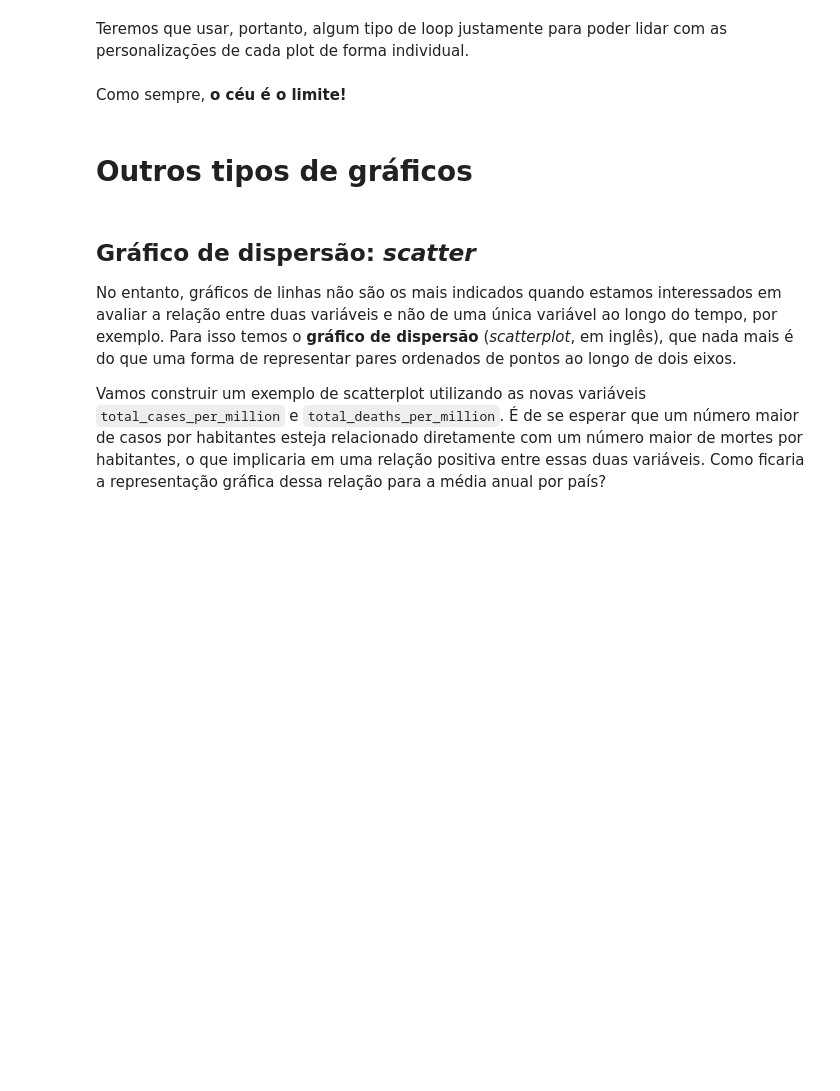
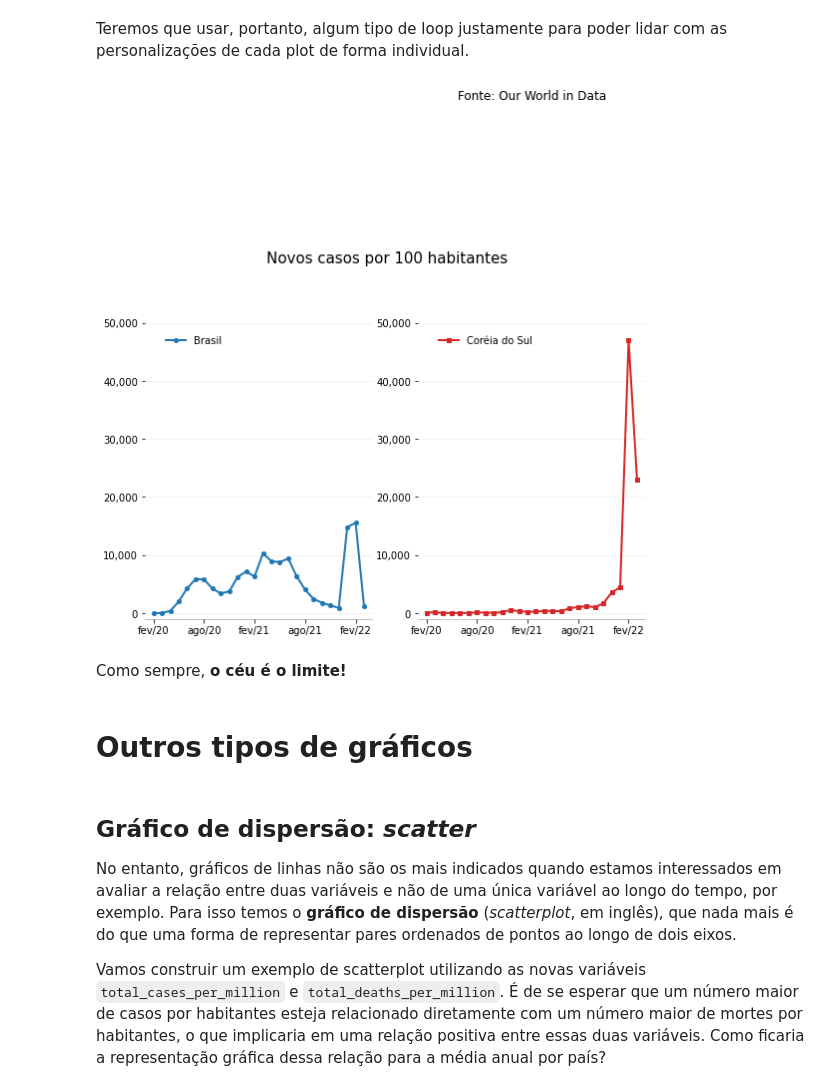
Before and after one commit to claudiolucinda/EAE1106, a Jupyter notebook: Aula12 e Aula13.ipynb, the cells around one changed output. Saved outputs shown, nothing was run; the diff lists cells and outputs as text; code cells hidden in the pictures; blank space fills up the shorter version.

```diff
--- a/Aula12 e Aula13.ipynb
+++ b/Aula12 e Aula13.ipynb
@@ -525,8 +535,8 @@ type(ax)
 # %% [markdown]
 Teremos que usar, portanto, algum tipo de loop justamente para poder lidar com as personalizações de cada plot de forma individual.
 # %%
-num_rows = 2
-num_cols = 1
+num_rows = 1
+num_cols = 2
 height = 6
 fig, ax = plt.subplots(num_rows,num_cols, figsize=(1.50*height, height))
 
@@ -538,33 +548,35 @@ for i in range(0,2):
     # Legenda
     ax[i].legend(loc='upper left',bbox_to_anchor=(0.05,0.9),framealpha=0,ncol=2,prop={'size': 10})
 
     # Visibilidade das bordas
     ax[i].spines['top'].set_visible(False)
     ax[i].spines['right'].set_visible(False)
     ax[i].spines['left'].set_visible(False)
     ax[i].spines['bottom'].set_visible(True)
     ax[i].spines['bottom'].set_alpha(0.3)
 
     # Linhas de grid
     ax[i].grid(visible=True, which='major',axis='y', ls='-',lw=0.5,c='k',alpha=0.1)
 
     # Marcadores dos eixos
     ax[i].set_xticks(x_ticks)
     ax[i].set_xticklabels(x_labels, fontsize=10, fontweight='light')
     ax[i].set_yticks(y_ticks)
     ax[i].set_yticklabels(y_labels, fontsize=10, fontweight='light')
 
     # Limites dos eixos
     ax[i].set_xlim(-1, 26)
     ax[i].set_ylim(-1000, 55000)
 
 # Título e fonte
 plt.suptitle('Novos casos por 100 habitantes',fontsize=15,fontweight='normal')
 plt.title('Fonte: Our World in Data',fontsize=12,fontweight='normal',pad=195)
 
 # Salvar a figura e mostrar o resultado
 plt.savefig('casos_covid_brkr2.png', bbox_inches='tight')
 plt.show()
+# %% [output]
+[figure, added]
 # %% [markdown]
 Como sempre, **o céu é o limite!**
 # %% [markdown]
```
Also changed, not shown: parts of 10 cells of this notebook, 3 other files.
